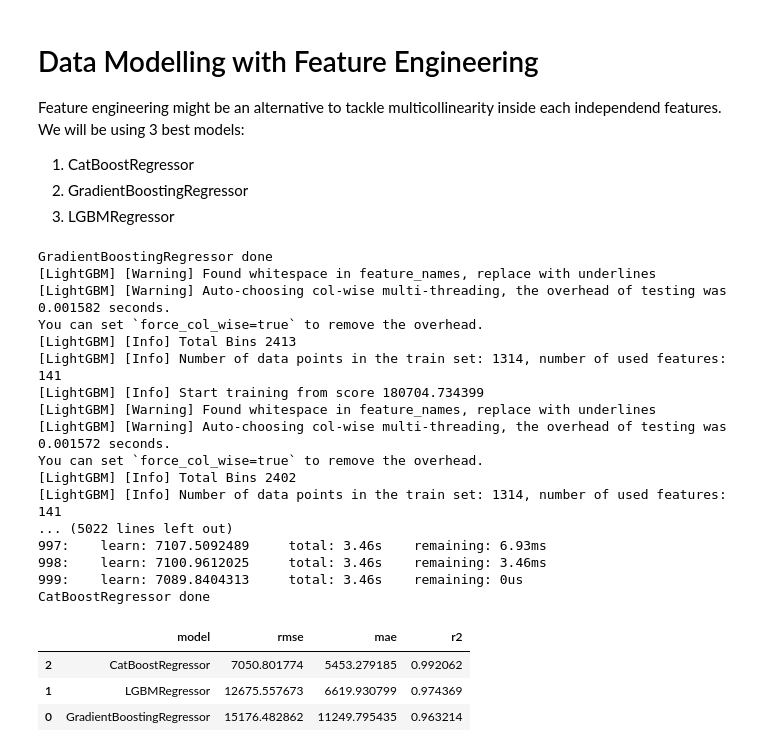
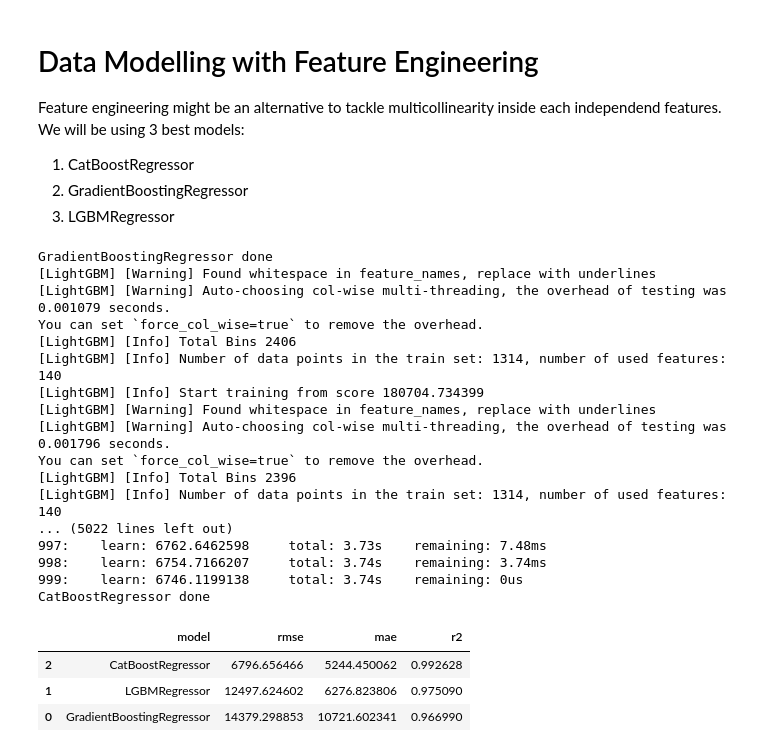
Before and after one commit to marcellinus-witarsah/house-prices-advanced-regression-techniques, a Jupyter notebook: notebooks/04-data-preparation-and-modelling.ipynb, the cells around one changed output. Drawn from its saved outputs; the diff is of its cells as text; code cells hidden in the pictures.

```diff
--- a/notebooks/04-data-preparation-and-modelling.ipynb
+++ b/notebooks/04-data-preparation-and-modelling.ipynb
@@ -513,10 +482,10 @@ def preprocess_data(df: pd.DataFrame, dataset_type: str) -> pd.DataFrame:
     # ========================================================================================
     feature_engineered_df = DataFeatureGenerator.generate_feature_by_mean(cleaned_df, ['YearBuilt', 'YearRemodAdd', 'GarageYrBlt'], 'OverallYear')
     feature_engineered_df = DataFeatureGenerator.generate_feature_by_mean(feature_engineered_df, ['1stFlrSF',	'2ndFlrSF'], 'FloorSF')
-    # feature_engineered_df['OveralQualCond'] = (feature_engineered_df['OverallQual'] + feature_engineered_df['OverallCond'])/2
-    # feature_engineered_df['Bath'] = (feature_engineered_df['FullBath'] + feature_engineered_df['HalfBath'])/2
-    # feature_engineered_df = DataFeatureGenerator.generate_feature_by_mean(feature_engineered_df, ['GrLivArea', 'FullBath', 'HalfBath', 'BedroomAbvGr', 'KitchenAbvGr', 'TotRmsAbvGrd'], 'TotalAbvGrd')
-    # feature_engineered_df = DataFeatureGenerator.generate_feature_by_mean(feature_engineered_df, ['BsmtFullBath', 'BsmtHalfBath'], 'BsmtBath')
+    feature_engineered_df['OveralQualCond'] = (feature_engineered_df['OverallQual'] + feature_engineered_df['OverallCond'])/2
+    feature_engineered_df = DataFeatureGenerator.generate_feature_by_sum(feature_engineered_df, ['FullBath', 'HalfBath'], 'Bath')
+    feature_engineered_df = DataFeatureGenerator.generate_feature_by_mean(feature_engineered_df, ['GrLivArea', 'FullBath', 'HalfBath', 'BedroomAbvGr', 'KitchenAbvGr', 'TotRmsAbvGrd'], 'TotalAbvGrd')
+    feature_engineered_df = DataFeatureGenerator.generate_feature_by_mean(feature_engineered_df, ['BsmtFullBath', 'BsmtHalfBath'], 'BsmtBath')
 
 
     # ========================================================================================
@@ -524,12 +493,14 @@ def preprocess_data(df: pd.DataFrame, dataset_type: str) -> pd.DataFrame:
     # ========================================================================================
     feature_selected_df = DataFeatureSelector.select_feature(feature_engineered_df,
         [
-            'LotFrontage', 'OverallQual', 'MasVnrArea', 'OverallYear', 'FloorSF',
-            'BsmtFinSF1', 'TotalBsmtSF', 'GrLivArea', 'FullBath',
-            'TotRmsAbvGrd', 'Fireplaces', 'GarageCars', 'GarageArea', 'WoodDeckSF', 'OpenPorchSF'
+            'LotFrontage', 'OveralQualCond', 'MasVnrArea', 'OverallYear',
+            'FloorSF', 'BsmtFinSF1', 'TotalBsmtSF', 'Bath',
+            'TotalAbvGrd', 'Fireplaces', 'GarageCars', 'GarageArea',
+            'WoodDeckSF', 'OpenPorchSF'
         ]
         + cleaned_df.select_dtypes(include=['object']).columns.tolist()
-    ) # 'YearBuilt', 'YearRemodAdd', '1stFlrSF', '2ndFlrSF',
+    ) # 'YearBuilt', 'YearRemodAdd', '1stFlrSF', '2ndFlrSF', 'OverallQual', 'FullBath', 'TotRmsAbvGrd', 'GrLivArea',
+
 
     # ========================================================================================
     # Data transformation (encoding & scaling)
@@ -587,45 +558,45 @@ for model in models:
         # Predict & evaluate
         # ========================================================================================
         y_val_fold_pred = cv_model.predict(X_val_fold_preprocessed)
         rmse.append(np.sqrt(mean_squared_error(y_val_fold, y_val_fold_pred)))
         mae.append(mean_absolute_error(y_val_fold, y_val_fold_pred))
         r2.append(r2_score(y_val_fold, y_val_fold_pred))
 
     # Record for final summary
     # ========================================================================================
     rmses.append(np.mean(rmse))
     maes.append(np.mean(mae))
     r2s.append(np.mean(r2))
     print(f"{model.__class__.__name__} done")
 
 pd.DataFrame({
     'model': model_names,
     'rmse': rmses,
     'mae': maes,
     'r2': r2s
 }).sort_values(by=['rmse'])
 # %% [output]
 GradientBoostingRegressor done
 [LightGBM] [Warning] Found whitespace in feature_names, replace with underlines
-[LightGBM] [Warning] Auto-choosing col-wise multi-threading, the overhead of testing was 0.001582 seconds.
+[LightGBM] [Warning] Auto-choosing col-wise multi-threading, the overhead of testing was 0.001079 seconds.
 You can set `force_col_wise=true` to remove the overhead.
-[LightGBM] [Info] Total Bins 2413
-[LightGBM] [Info] Number of data points in the train set: 1314, number of used features: 141
+[LightGBM] [Info] Total Bins 2406
+[LightGBM] [Info] Number of data points in the train set: 1314, number of used features: 140
 [LightGBM] [Info] Start training from score 180704.734399
 [LightGBM] [Warning] Found whitespace in feature_names, replace with underlines
-[LightGBM] [Warning] Auto-choosing col-wise multi-threading, the overhead of testing was 0.001572 seconds.
+[LightGBM] [Warning] Auto-choosing col-wise multi-threading, the overhead of testing was 0.001796 seconds.
 You can set `force_col_wise=true` to remove the overhead.
-[LightGBM] [Info] Total Bins 2402
-[LightGBM] [Info] Number of data points in the train set: 1314, number of used features: 141
+[LightGBM] [Info] Total Bins 2396
+[LightGBM] [Info] Number of data points in the train set: 1314, number of used features: 140
 ... (5022 lines left out)
-997:    learn: 7107.5092489     total: 3.46s    remaining: 6.93ms
-998:    learn: 7100.9612025     total: 3.46s    remaining: 3.46ms
-999:    learn: 7089.8404313     total: 3.46s    remaining: 0us
+997:    learn: 6762.6462598     total: 3.73s    remaining: 7.48ms
+998:    learn: 6754.7166207     total: 3.74s    remaining: 3.74ms
+999:    learn: 6746.1199138     total: 3.74s    remaining: 0us
 CatBoostRegressor done
 |  | model | rmse | mae | r2 |
-| 2 | CatBoostRegressor | 7050.801774 | 5453.279185 | 0.992062 |
-| 1 | LGBMRegressor | 12675.557673 | 6619.930799 | 0.974369 |
-| 0 | GradientBoostingRegressor | 15176.482862 | 11249.795435 | 0.963214 |
+| 2 | CatBoostRegressor | 6796.656466 | 5244.450062 | 0.992628 |
+| 1 | LGBMRegressor | 12497.624602 | 6276.823806 | 0.975090 |
+| 0 | GradientBoostingRegressor | 14379.298853 | 10721.602341 | 0.966990 |
 # %%
 # ========================================================================================
 # =========================== TRAIN MODEL FOR KAGGLE =====================================
```
Also changed, not shown: parts of 20 cells of this notebook.
